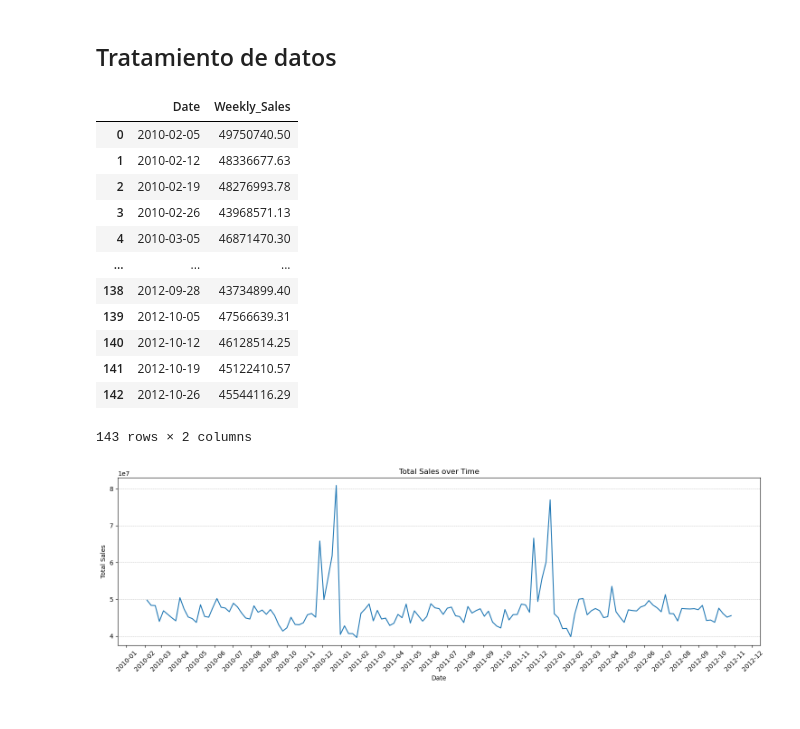
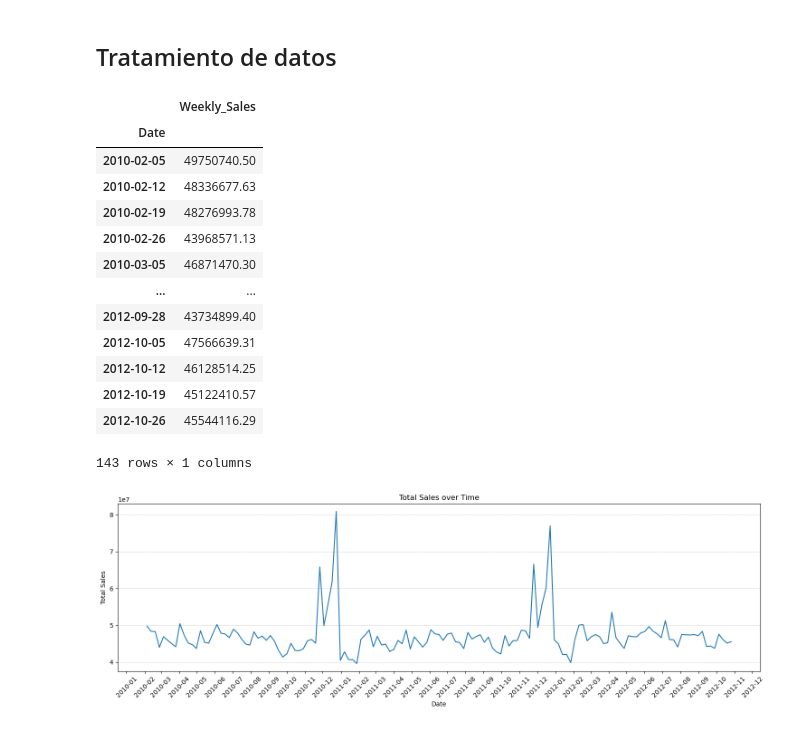
Before and after one commit to DiegoCollado27/walmart, a Jupyter notebook: main.ipynb, the cells around one changed output. Drawn from its saved outputs; the diff is of its cells as text; code cells hidden in the pictures.

```diff
--- a/main.ipynb
+++ b/main.ipynb
@@ -108,21 +108,23 @@ Una vez veamos cómo funciona este modelo, añadiremos más variables (exógenas
 # %%
 total_sales = train_set.groupby('Date')['Weekly_Sales'].sum().reset_index()
 total_sales['Date'] = pd.to_datetime(total_sales['Date'])
+total_sales = total_sales.set_index('Date')
 total_sales
 # %% [output]
-|  | Date | Weekly_Sales |
-| 0 | 2010-02-05 | 49750740.50 |
-| 1 | 2010-02-12 | 48336677.63 |
-| 2 | 2010-02-19 | 48276993.78 |
-| 3 | 2010-02-26 | 43968571.13 |
-| 4 | 2010-03-05 | 46871470.30 |
-| ... | ... | ... |
-| 138 | 2012-09-28 | 43734899.40 |
-| 139 | 2012-10-05 | 47566639.31 |
-| 140 | 2012-10-12 | 46128514.25 |
-| 141 | 2012-10-19 | 45122410.57 |
-| 142 | 2012-10-26 | 45544116.29 |
+|  | Weekly_Sales |
+| Date |  |
+| 2010-02-05 | 49750740.50 |
+| 2010-02-12 | 48336677.63 |
+| 2010-02-19 | 48276993.78 |
+| 2010-02-26 | 43968571.13 |
+| 2010-03-05 | 46871470.30 |
+| ... | ... |
+| 2012-09-28 | 43734899.40 |
+| 2012-10-05 | 47566639.31 |
+| 2012-10-12 | 46128514.25 |
+| 2012-10-19 | 45122410.57 |
+| 2012-10-26 | 45544116.29 |
-143 rows × 2 columns
+143 rows × 1 columns
 # %%
 # Plotting the total sales over time
 plt.figure(figsize=(15, 5))
```
Also changed, not shown: parts of 2 cells of this notebook.
